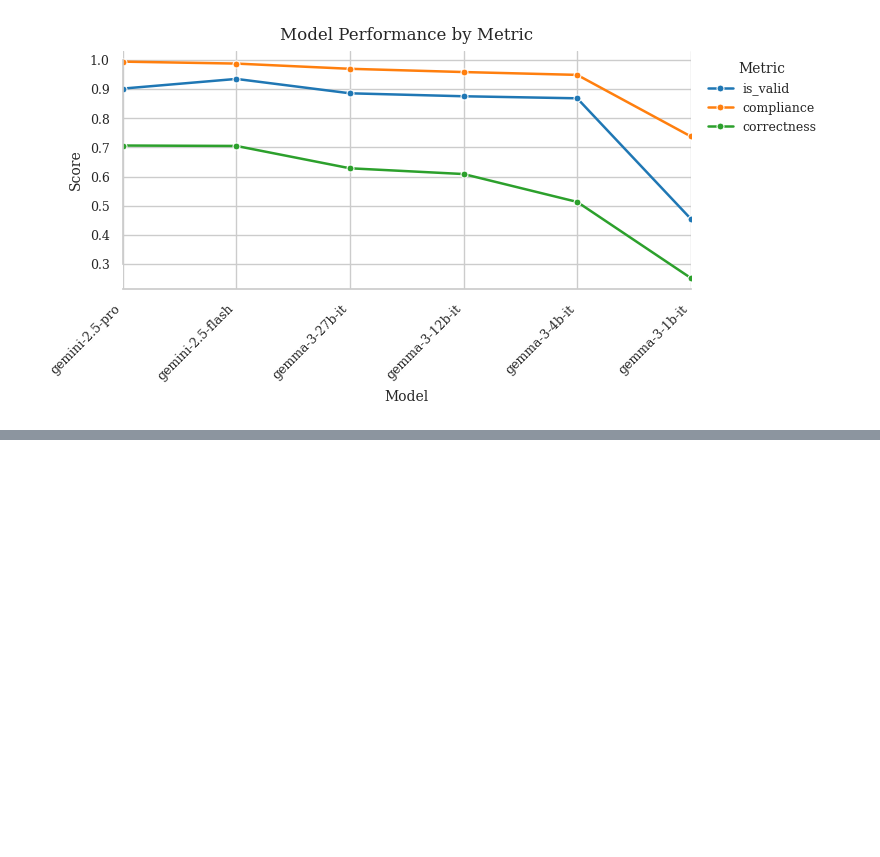
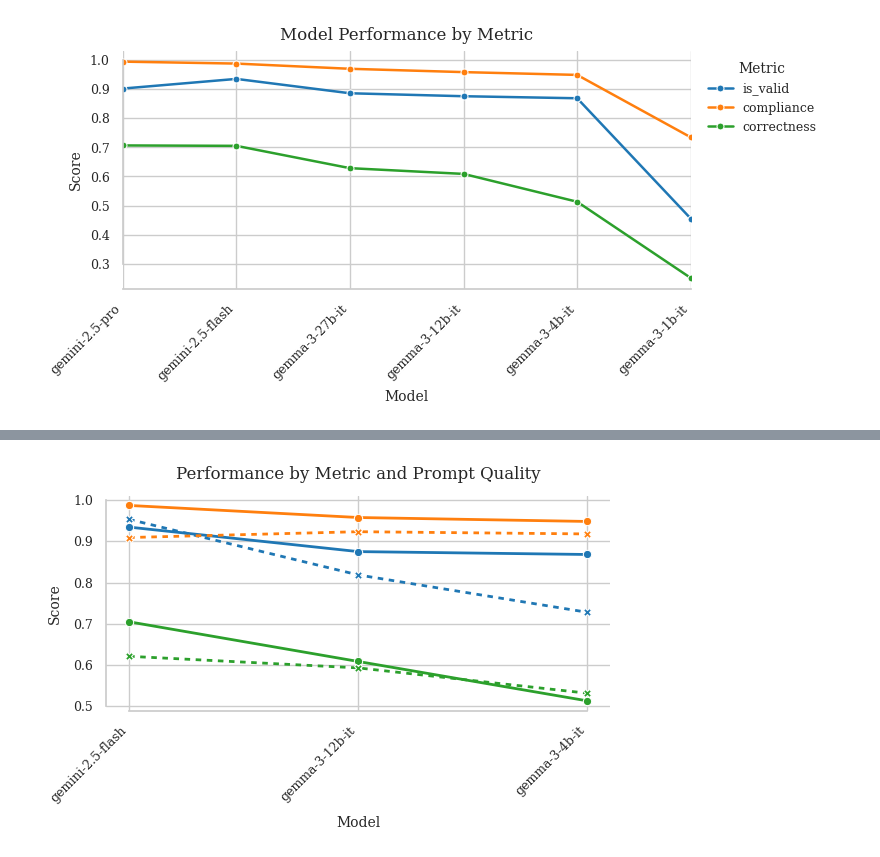
Before and after one commit to matthieudelsart/structured-outputs-benchmark, a Jupyter notebook: notebooks/bench_results.ipynb, the cells around one changed output, grey strips where cells are left out. Drawn from its saved outputs; the diff is of its cells as text; code cells hidden in the pictures; blank space fills up the shorter version.

```diff
--- a/notebooks/bench_results.ipynb
+++ b/notebooks/bench_results.ipynb
@@ -318,0 +262,12 @@ correctness
+# %%
+columns = ["gemini-2.5-flash", "gemini-2.5-flash_low", "gemma-3-12b-it",  "gemma-3-12b-it_low", "gemma-3-4b-it","gemma-3-4b-it_low"]
+models = columns
+
+for metric, name in zip(["is_valid","compliance","correctness"], ["JSON Validity", "Format Compliance", "Content Correctness"]):
+    df = pd.DataFrame(reshuffle[metric])[columns]
+    display(
+        pretty_table(
+          df,
+          title=name  # e.g. "Is Valid"
+        )
+    )
@@ -318,0 +310,76 @@ correctness
+# %%
+import pandas as pd
+import seaborn as sns
+import matplotlib.pyplot as plt
+import numpy as np
+
+# ── 1) Build the DataFrame ────────────────────────────────────────────────
+# (Assumes you already have `results` and `columns` defined)
+t = pd.DataFrame(agg_results(results, models=columns))
+
+# Melt it long so we can hue/style on different columns
+df = (
+    t.T
+     .reset_index()
+     .melt(id_vars="index", var_name="metric", value_name="score")
+     .rename(columns={"index": "model"})
+)
+
+# Tag prompt‐quality and strip the suffix for plotting on x
+df["prompt"] = np.where(df["model"].str.endswith("_low"), "low", "normal")
+df["base_model"] = df["model"].str.replace(r"_low$", "", regex=True)
+
+
+# ── 2) Create the plot ───────────────────────────────────────────────────
+sns.set_theme(style="whitegrid", context="notebook", font="serif", font_scale=1)
+palette = sns.color_palette("tab10", n_colors=len(df.columns))
+fig, ax = plt.subplots(figsize=(6, 4))
+
+sns.lineplot(
+    data=df,
+    x="base_model",
+    y="score",
+    hue="metric",
+    style="prompt",
+    markers=True,
+    dashes={"normal": "", "low": (2,2)},
+    linewidth=2,
+    markersize=6,
+    ax=ax,
+    legend="brief",       # prepare a combined legend for us
+    palette=palette
+)
+
+# ── 3) Labels & ticks ────────────────────────────────────────────────────
+ax.set_title("Performance by Metric and Prompt Quality", pad=12, fontsize=12)
+ax.set_xlabel("Model", labelpad=8, fontsize=10)
+ax.set_ylabel("Score", labelpad=8, fontsize=10)
+
+base_models = df["base_model"].unique()
+ax.set_xticks(range(len(base_models)))
+ax.set_xticklabels(base_models, rotation=45, ha="right", fontsize=9)
+ax.tick_params(axis="y", labelsize=9)
+sns.despine(trim=True)
+
+
+# ── 4) Split & restyle the legend ────────────────────────────────────────
+# grab the handles/labels Seaborn made
+handles, labels = ax.get_legend_handles_labels()
+
+# separate them into metrics vs. prompts
+metric_labels = ["is_valid", "compliance", "correctness"]
+prompt_labels = ["normal", "low"]
+
+metric_h = [h for h, l in zip(handles, labels) if l in metric_labels]
+metric_l = [l for l in labels if l in metric_labels]
+
+prompt_h = [h for h, l in zip(handles, labels) if l in prompt_labels]
+prompt_l = [l for l in labels if l in prompt_labels]
+
+# remove the combined box
+ax.legend_.remove()
+# ── 5) Finalize ───────────────────────────────────────────────────────────
+plt.tight_layout()
+plt.show()
+# %% [output]
+[figure, added]
```
Also changed, not shown: parts of 37 cells of this notebook, 24 other files.
